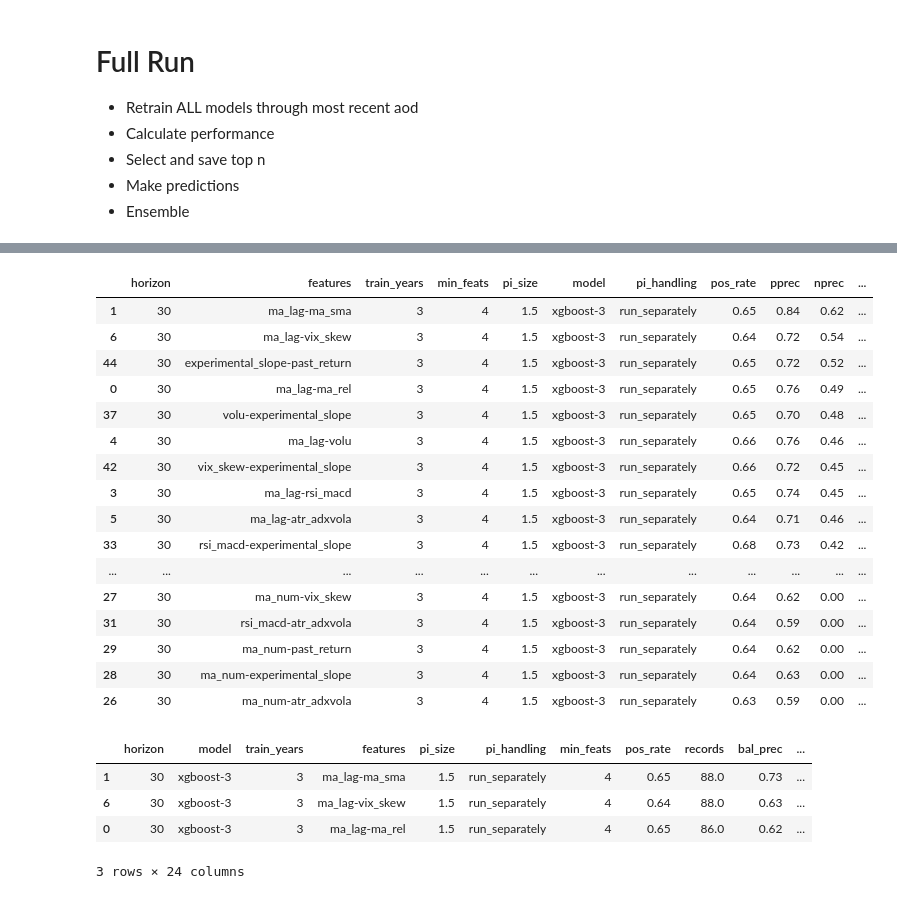
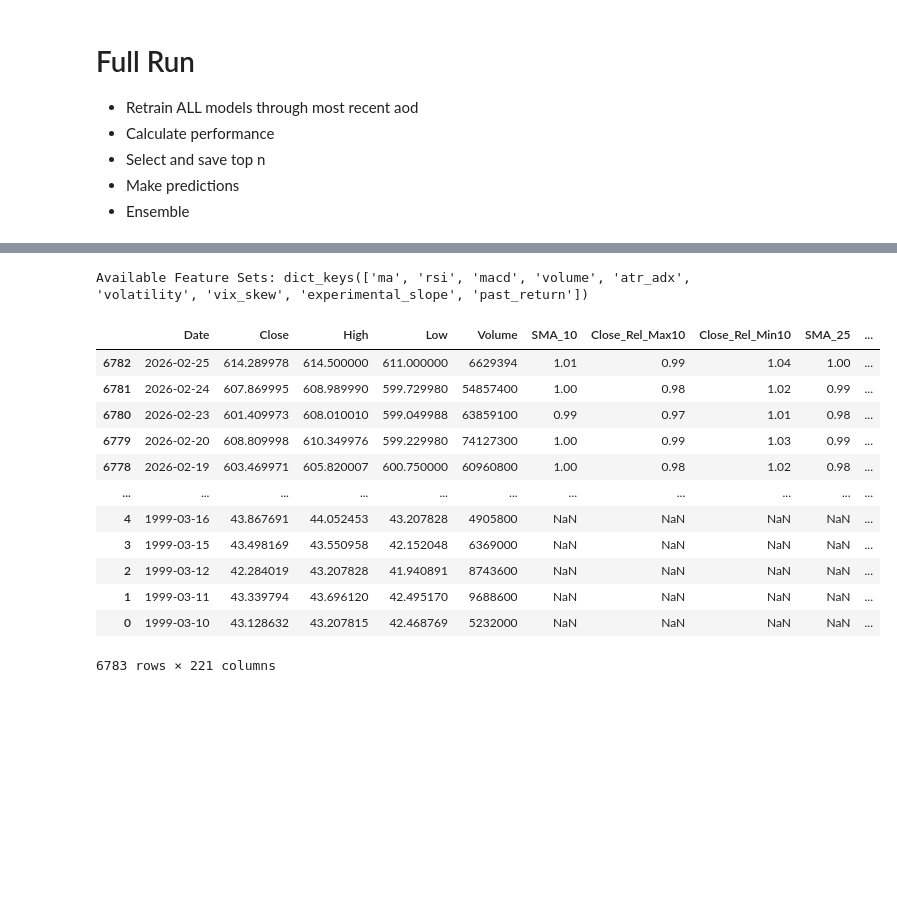
Before and after one commit to bchase17/Stocks, a Jupyter notebook: deployment.ipynb, the cells around one changed output, grey strips where cells are left out. Saved outputs shown, nothing was run; the diff lists cells and outputs as text; code cells hidden in the pictures; blank space fills up the shorter version.

```diff
--- a/deployment.ipynb
+++ b/deployment.ipynb
@@ -374,34 +406,19 @@ Running new predictions for horizon 30 | run_separately
-# %%
-composite_score['pos_edge'] = (composite_score['pprec'] - composite_score['pos_rate']).round(2)
-composite_score['neg_edge'] = (composite_score['nprec'] - (1 - composite_score['pos_rate'])).round(2)
-
-composite_score[grain_cols + ['pos_rate', 'pprec', 'nprec', 'pos_edge', 'neg_edge']].sort_values(by='neg_edge', ascending=False)
-# %% [output]
-|  | horizon | features | train_years | min_feats | pi_size | model | pi_handling | pos_rate | pprec | nprec | ... |
-| 1 | 30 | ma_lag-ma_sma | 3 | 4 | 1.5 | xgboost-3 | run_separately | 0.65 | 0.84 | 0.62 | ... |
-| 6 | 30 | ma_lag-vix_skew | 3 | 4 | 1.5 | xgboost-3 | run_separately | 0.64 | 0.72 | 0.54 | ... |
-| 44 | 30 | experimental_slope-past_return | 3 | 4 | 1.5 | xgboost-3 | run_separately | 0.65 | 0.72 | 0.52 | ... |
-| 0 | 30 | ma_lag-ma_rel | 3 | 4 | 1.5 | xgboost-3 | run_separately | 0.65 | 0.76 | 0.49 | ... |
-| 37 | 30 | volu-experimental_slope | 3 | 4 | 1.5 | xgboost-3 | run_separately | 0.65 | 0.70 | 0.48 | ... |
-| 4 | 30 | ma_lag-volu | 3 | 4 | 1.5 | xgboost-3 | run_separately | 0.66 | 0.76 | 0.46 | ... |
-| 42 | 30 | vix_skew-experimental_slope | 3 | 4 | 1.5 | xgboost-3 | run_separately | 0.66 | 0.72 | 0.45 | ... |
-| 3 | 30 | ma_lag-rsi_macd | 3 | 4 | 1.5 | xgboost-3 | run_separately | 0.65 | 0.74 | 0.45 | ... |
-| 5 | 30 | ma_lag-atr_adxvola | 3 | 4 | 1.5 | xgboost-3 | run_separately | 0.64 | 0.71 | 0.46 | ... |
-| 33 | 30 | rsi_macd-experimental_slope | 3 | 4 | 1.5 | xgboost-3 | run_separately | 0.68 | 0.73 | 0.42 | ... |
-| ... | ... | ... | ... | ... | ... | ... | ... | ... | ... | ... | ... |
-| 27 | 30 | ma_num-vix_skew | 3 | 4 | 1.5 | xgboost-3 | run_separately | 0.64 | 0.62 | 0.00 | ... |
-| 31 | 30 | rsi_macd-atr_adxvola | 3 | 4 | 1.5 | xgboost-3 | run_separately | 0.64 | 0.59 | 0.00 | ... |
-| 29 | 30 | ma_num-past_return | 3 | 4 | 1.5 | xgboost-3 | run_separately | 0.64 | 0.62 | 0.00 | ... |
-| 28 | 30 | ma_num-experimental_slope | 3 | 4 | 1.5 | xgboost-3 | run_separately | 0.64 | 0.63 | 0.00 | ... |
-| 26 | 30 | ma_num-atr_adxvola | 3 | 4 | 1.5 | xgboost-3 | run_separately | 0.63 | 0.59 | 0.00 | ... |
-# %%
-top_n = (
-composite_score.sort_values("composite", ascending=False)
-.drop_duplicates(subset=["features"], keep="first").head(n).copy())
-top_n
-# %% [output]
-|  | horizon | model | train_years | features | pi_size | pi_handling | min_feats | pos_rate | records | bal_prec | ... |
-| 1 | 30 | xgboost-3 | 3 | ma_lag-ma_sma | 1.5 | run_separately | 4 | 0.65 | 88.0 | 0.73 | ... |
-| 6 | 30 | xgboost-3 | 3 | ma_lag-vix_skew | 1.5 | run_separately | 4 | 0.64 | 88.0 | 0.63 | ... |
-| 0 | 30 | xgboost-3 | 3 | ma_lag-ma_rel | 1.5 | run_separately | 4 | 0.65 | 86.0 | 0.62 | ... |
-3 rows × 24 columns
+# %%
+df_daily, feature_sets, return_cols, daily_cols, feature_dict, features = train_flow.import_data(ticker, include_minute_feats, returns)
+
+df_daily
+# %% [output]
+Available Feature Sets: dict_keys(['ma', 'rsi', 'macd', 'volume', 'atr_adx', 'volatility', 'vix_skew', 'experimental_slope', 'past_return'])
+|  | Date | Close | High | Low | Volume | SMA_10 | Close_Rel_Max10 | Close_Rel_Min10 | SMA_25 | ... |
+| 6782 | 2026-02-25 | 614.289978 | 614.500000 | 611.000000 | 6629394 | 1.01 | 0.99 | 1.04 | 1.00 | ... |
+| 6781 | 2026-02-24 | 607.869995 | 608.989990 | 599.729980 | 54857400 | 1.00 | 0.98 | 1.02 | 0.99 | ... |
+| 6780 | 2026-02-23 | 601.409973 | 608.010010 | 599.049988 | 63859100 | 0.99 | 0.97 | 1.01 | 0.98 | ... |
+| 6779 | 2026-02-20 | 608.809998 | 610.349976 | 599.229980 | 74127300 | 1.00 | 0.99 | 1.03 | 0.99 | ... |
+| 6778 | 2026-02-19 | 603.469971 | 605.820007 | 600.750000 | 60960800 | 1.00 | 0.98 | 1.02 | 0.98 | ... |
+| ... | ... | ... | ... | ... | ... | ... | ... | ... | ... | ... |
+| 4 | 1999-03-16 | 43.867691 | 44.052453 | 43.207828 | 4905800 | NaN | NaN | NaN | NaN | ... |
+| 3 | 1999-03-15 | 43.498169 | 43.550958 | 42.152048 | 6369000 | NaN | NaN | NaN | NaN | ... |
+| 2 | 1999-03-12 | 42.284019 | 43.207828 | 41.940891 | 8743600 | NaN | NaN | NaN | NaN | ... |
+| 1 | 1999-03-11 | 43.339794 | 43.696120 | 42.495170 | 9688600 | NaN | NaN | NaN | NaN | ... |
+| 0 | 1999-03-10 | 43.128632 | 43.207815 | 42.468769 | 5232000 | NaN | NaN | NaN | NaN | ... |
+6783 rows × 221 columns
```
Also changed, not shown: parts of 3 cells of this notebook.
